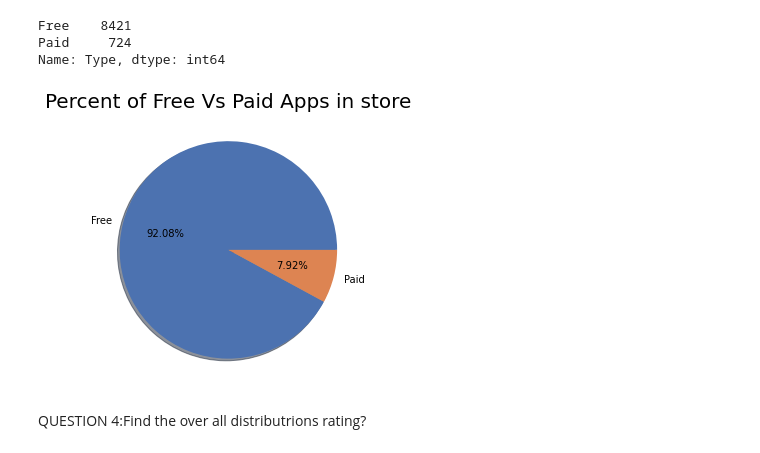
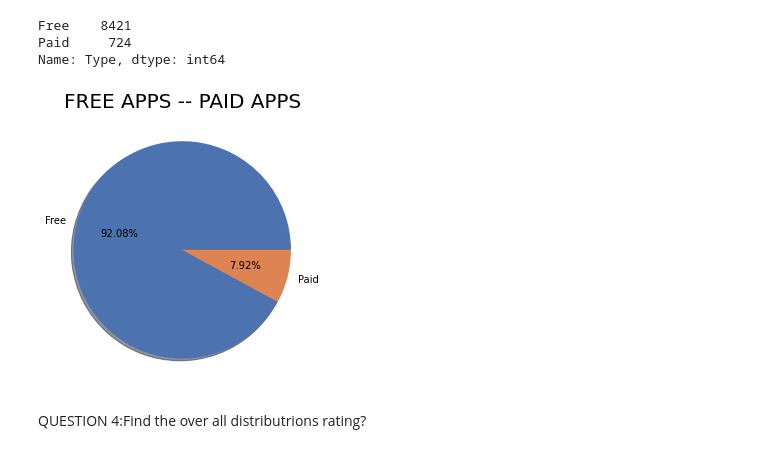
Before and after one commit to Swastik02aug/almabetter-EDA-project, a Jupyter notebook: Play_Store_App_Review_Analysis_Capstone_Project.ipynb, the cells around one changed output. Saved outputs shown, nothing was run; the diff lists cells and outputs as text; code cells hidden in the pictures.

```diff
--- a/Play_Store_App_Review_Analysis_Capstone_Project.ipynb
+++ b/Play_Store_App_Review_Analysis_Capstone_Project.ipynb
@@ -334,13 +330,13 @@ Name: Type, dtype: int64
 # %%
 #plot
 plt.figure(figsize=(10,5))
 labels = x
 colors = sns.color_palette('deep')[0:7]
 plt.pie(y, labels = labels, colors = colors, autopct='%.2f%%', shadow=True, startangle=0)
-plt.title('Percent of Free Vs Paid Apps in store',size = 20)
+plt.title('FREE APPS -- PAID APPS',size = 20)
 plt.show()
 # %% [output]
-[figure, old version]
+[figure, new version]
 # %% [markdown]
 QUESTION 4:Find the over all distributrions rating?
 # %%
```
Also changed, not shown: parts of 3 cells of this notebook.
